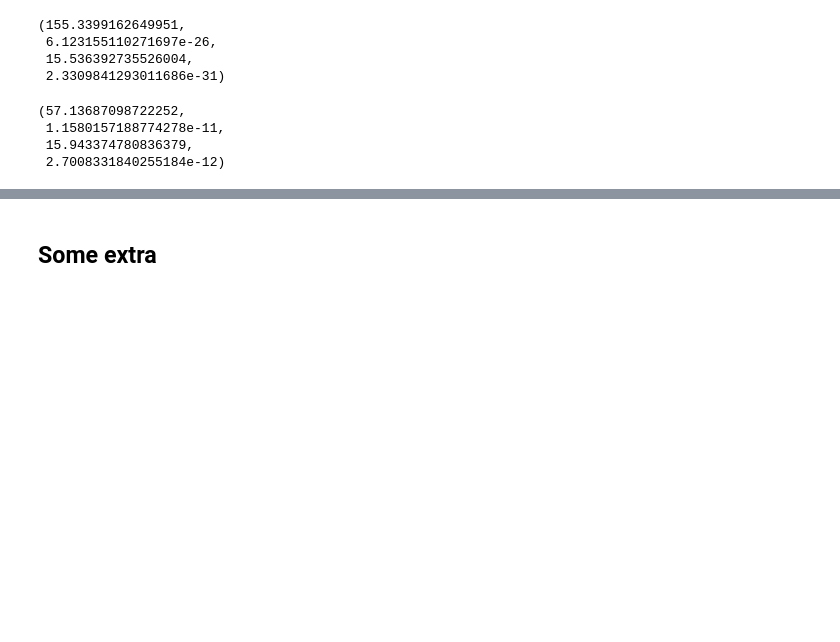
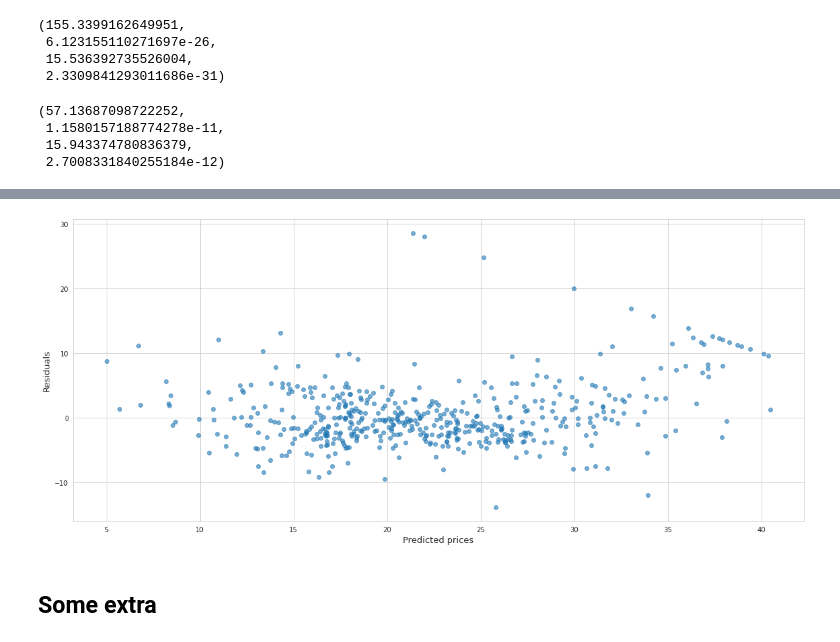
Before and after one commit to vzahorui/vzahorui.github.io, a Jupyter notebook: jupyter_notebooks/regression/linear_regression.ipynb, the cells around one changed output, grey strips where cells are left out. Cells and saved outputs as stored; diff of their text form; code cells hidden in the pictures; blank space fills up the shorter version.

```diff
--- a/jupyter_notebooks/regression/linear_regression.ipynb
+++ b/jupyter_notebooks/regression/linear_regression.ipynb
@@ -369,0 +372,9 @@ het_breuschpagan(resid=lin_regr_sm.resid, exog_het=X)
+# %%
+log_er_var = np.log(lin_regr_sm.resid**2)
+lin_regr_aux = sm.OLS(log_er_var, X).fit()
+h_est = np.exp(lin_regr_aux.fittedvalues)
+# %%
+wls_regr_sm = sm.WLS(y, X, weights=1/h_est).fit()
+print(wls_regr_sm.summary())
+print('Total loss:')
+print(np.sum([e**2 for e in wls_regr_sm.resid]))
@@ -370,3 +399,12 @@ het_breuschpagan(resid=lin_regr_sm.resid, exog_het=X)
+# %%
+with sns.axes_style('whitegrid'):
+    fig, ax = plt.subplots(figsize=(16, 7))
+ax.scatter(wls_regr_sm.predict(X), wls_regr_sm.resid, alpha=0.6)
+ax.set_xlabel('Predicted prices', fontsize=13)
+ax.set_ylabel('Residuals', fontsize=13)
+plt.tight_layout()
+# %% [output]
+[figure, added]
 # %% [markdown]
 ## Some extra
 # %% [markdown]
```
Also changed, not shown: parts of 4 cells of this notebook, 2 other files.
